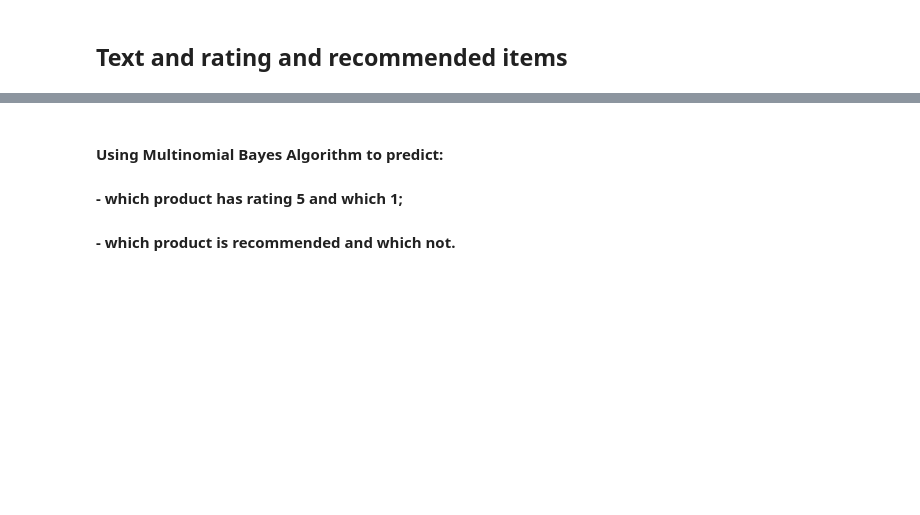
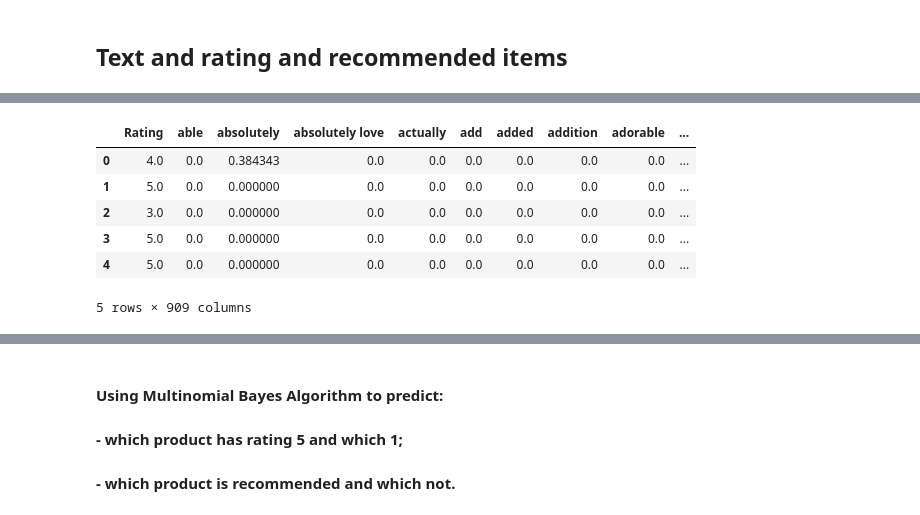
Before and after one commit to LisaB83/Analysis-on-e-commerce-reviews, a Jupyter notebook: Capstone_Project_Machine_Learning.ipynb, the cells around one changed output, grey strips where cells are left out. Saved outputs shown, nothing was run; the diff lists cells and outputs as text; code cells hidden in the pictures; blank space fills up the shorter version.

```diff
--- a/Capstone_Project_Machine_Learning.ipynb
+++ b/Capstone_Project_Machine_Learning.ipynb
@@ -686,0 +714,13 @@ filtered_text = RT_tfidf[:, list(filtered_words)]
+# %%
+# Merging td-idf weight matrix with original DataFrame
+df_rec = pd.concat([rev_new[['Recommended IND']], model], axis=1)
+df = pd.concat([rev_new[['Rating']], model], axis=1)
+df.head()
+# %% [output]
+|  | Rating | able | absolutely | absolutely love | actually | add | added | addition | adorable | ... |
+| 0 | 4.0 | 0.0 | 0.384343 | 0.0 | 0.0 | 0.0 | 0.0 | 0.0 | 0.0 | ... |
+| 1 | 5.0 | 0.0 | 0.000000 | 0.0 | 0.0 | 0.0 | 0.0 | 0.0 | 0.0 | ... |
+| 2 | 3.0 | 0.0 | 0.000000 | 0.0 | 0.0 | 0.0 | 0.0 | 0.0 | 0.0 | ... |
+| 3 | 5.0 | 0.0 | 0.000000 | 0.0 | 0.0 | 0.0 | 0.0 | 0.0 | 0.0 | ... |
+| 4 | 5.0 | 0.0 | 0.000000 | 0.0 | 0.0 | 0.0 | 0.0 | 0.0 | 0.0 | ... |
+5 rows × 909 columns
```
Also changed, not shown: parts of 16 cells of this notebook.
